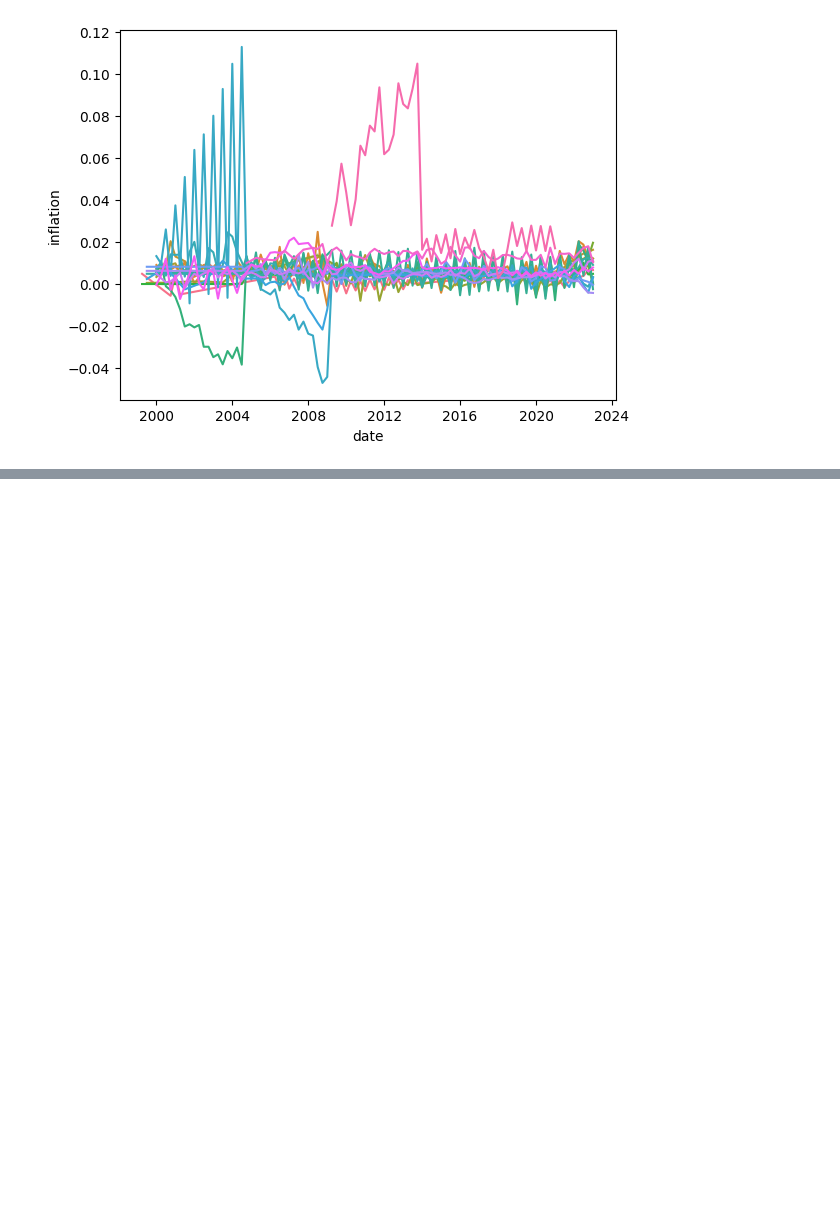
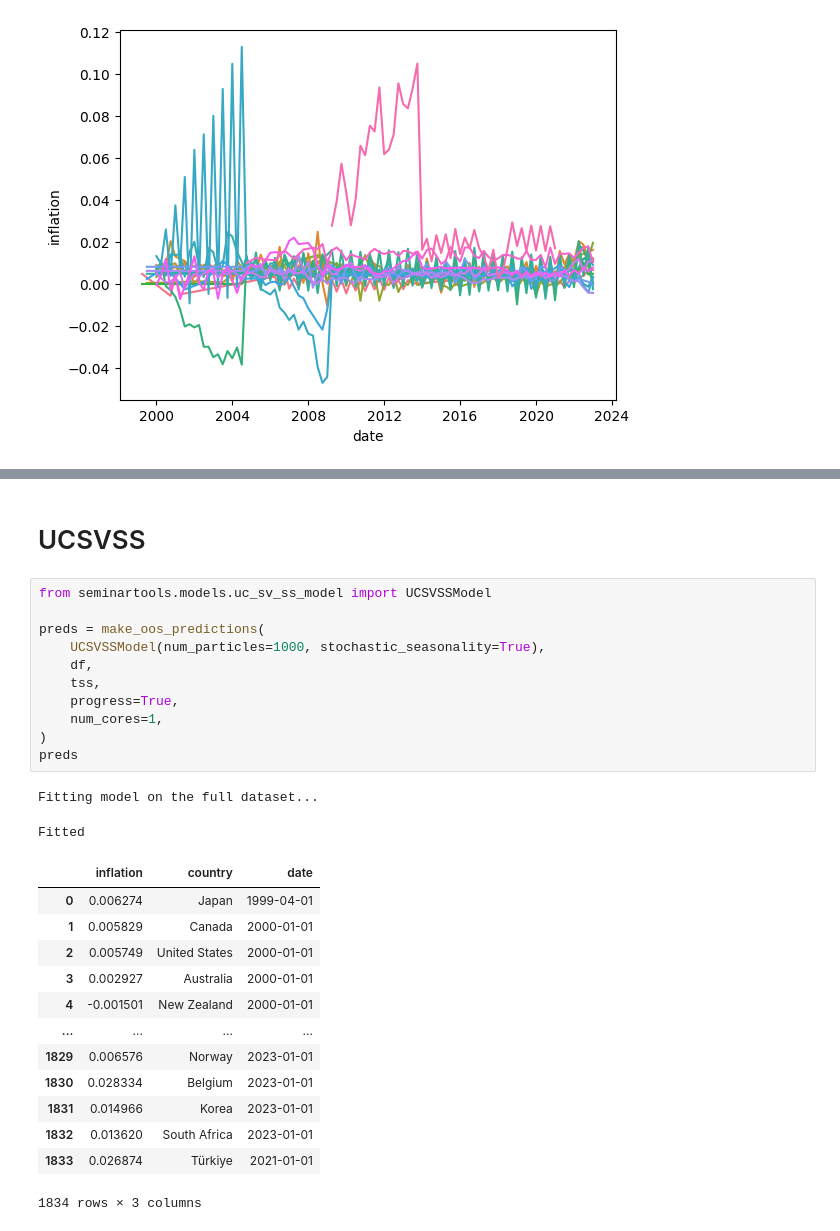
Before and after one commit to mvanaltvorst/seminar, a Jupyter notebook: notebooks/pointwise_eval/model_eval.ipynb, the cells around one changed output, grey strips where cells are left out. Drawn from its saved outputs; the diff is of its cells as text; blank space fills up the shorter version.

```diff
--- a/notebooks/pointwise_eval/model_eval.ipynb
+++ b/notebooks/pointwise_eval/model_eval.ipynb
@@ -266,0 +256,29 @@ plt.legend().remove()
+# %% [markdown]
+# UCSVSS
+# %%
+from seminartools.models.uc_sv_ss_model import UCSVSSModel
+
+preds = make_oos_predictions(
+    UCSVSSModel(num_particles=1000, stochastic_seasonality=True),
+    df,
+    tss,
+    progress=True,
+    num_cores=1,
+)
+preds
+# %% [output]
+Fitting model on the full dataset...
+Fitted
+|  | inflation | country | date |
+| 0 | 0.006274 | Japan | 1999-04-01 |
+| 1 | 0.005829 | Canada | 2000-01-01 |
+| 2 | 0.005749 | United States | 2000-01-01 |
+| 3 | 0.002927 | Australia | 2000-01-01 |
+| 4 | -0.001501 | New Zealand | 2000-01-01 |
+| ... | ... | ... | ... |
+| 1829 | 0.006576 | Norway | 2023-01-01 |
+| 1830 | 0.028334 | Belgium | 2023-01-01 |
+| 1831 | 0.014966 | Korea | 2023-01-01 |
+| 1832 | 0.013620 | South Africa | 2023-01-01 |
+| 1833 | 0.026874 | Türkiye | 2021-01-01 |
+1834 rows × 3 columns
```
Also changed, not shown: parts of 6 cells of this notebook, 2 other files.
